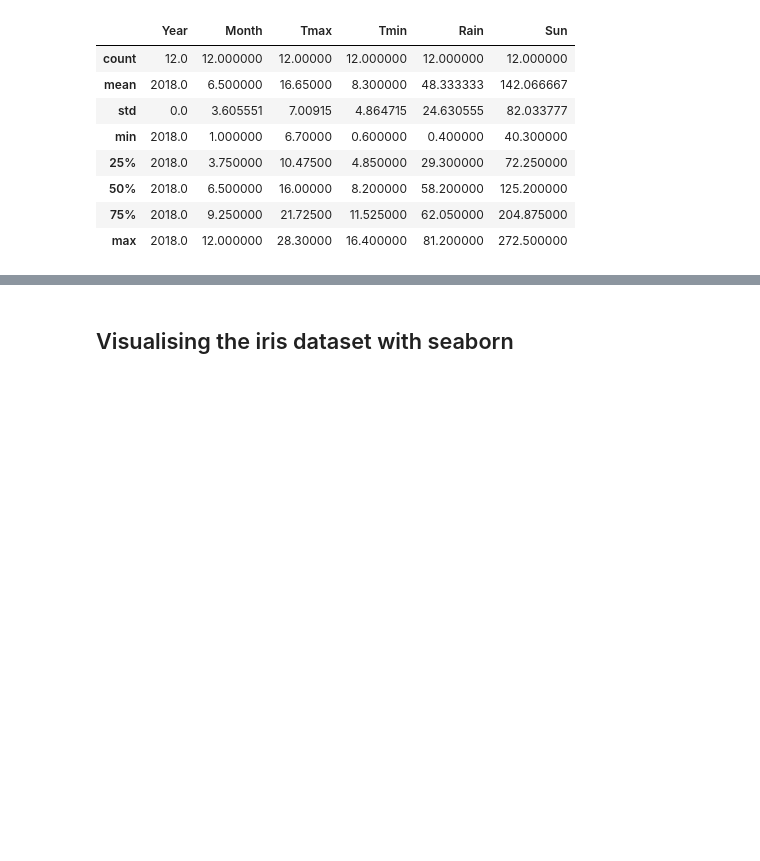
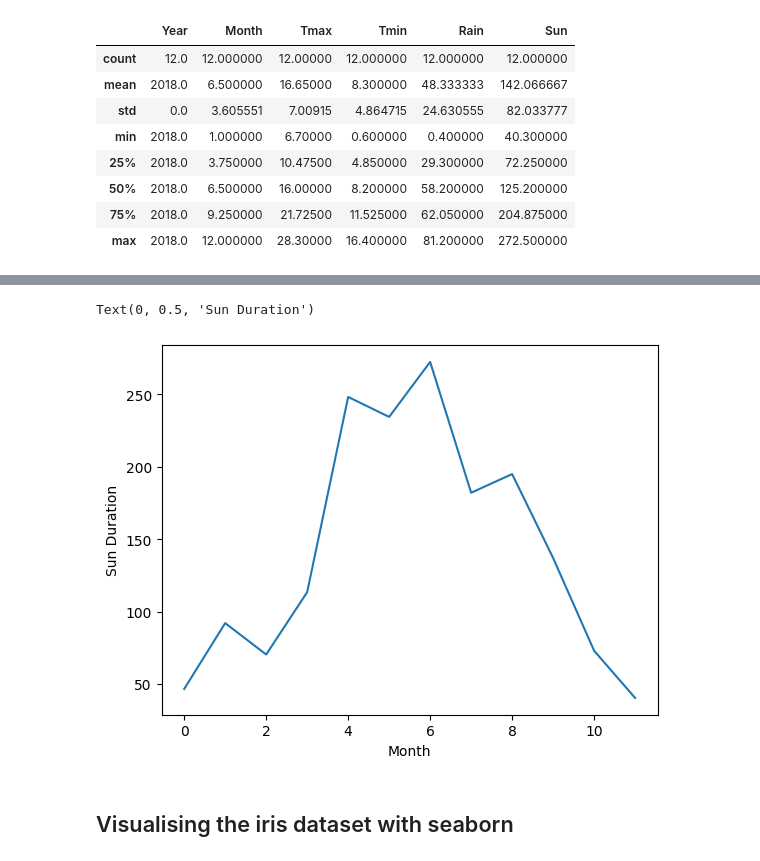
Before and after one commit to sameerhingoro/IOD, a Jupyter notebook: IOD_Lab_1_1_1.ipynb, the cells around one changed output, grey strips where cells are left out. Drawn from its saved outputs; the diff is of its cells as text; code cells hidden in the pictures; blank space fills up the shorter version.

```diff
--- a/IOD_Lab_1_1_1.ipynb
+++ b/IOD_Lab_1_1_1.ipynb
@@ -266,6 +274,11 @@ weather.???
 # %%
 # Plot the sun column
-weather.???
+plt.plot(weather["Sun"])
+plt.xlabel("Month")
+plt.ylabel("Sun Duration")
+# %% [output]
+Text(0, 0.5, 'Sun Duration')
+[figure, added]
 # %% [markdown]
 ## Visualising the iris dataset with seaborn
 # %%
```
Also changed, not shown: parts of 2 cells of this notebook.
